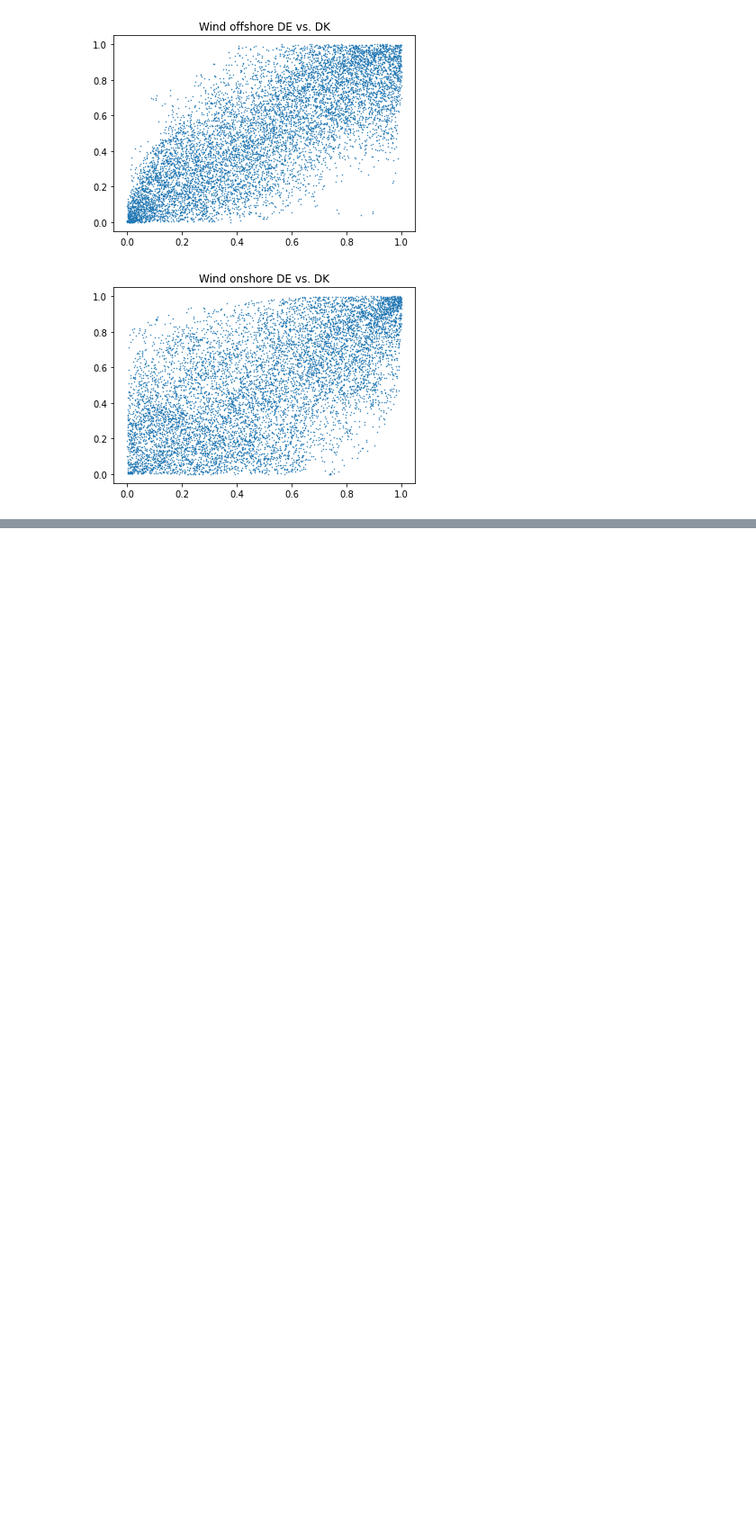
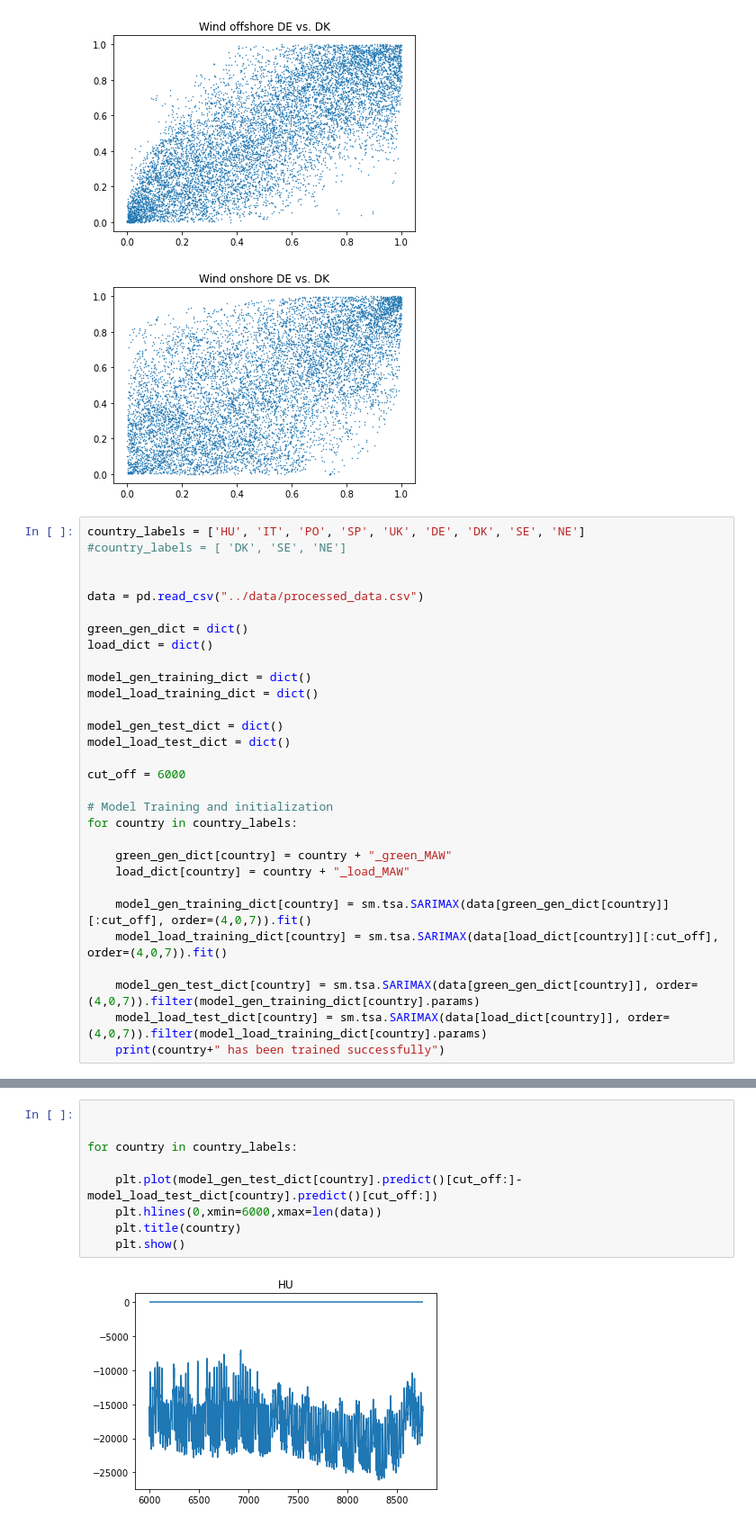
Before and after one commit to hikotei/2023_11_18-SE-Europe-Data_Challenge, a Jupyter notebook: src/2023_11_19_E.ipynb, the cells around one changed output, grey strips where cells are left out. Shown at 90% size. Saved outputs shown, nothing was run; the diff lists cells and outputs as text; blank space fills up the shorter version.

```diff
--- a/src/2023_11_19_E.ipynb
+++ b/src/2023_11_19_E.ipynb
@@ -286,3 +286,33 @@ plt.show()
 # %% [output]
 [figure]
 [figure]
+# %%
+country_labels = ['HU', 'IT', 'PO', 'SP', 'UK', 'DE', 'DK', 'SE', 'NE']
+#country_labels = [ 'DK', 'SE', 'NE']
+
+
+data = pd.read_csv("../data/processed_data.csv")
+
+green_gen_dict = dict()
+load_dict = dict()
+
+model_gen_training_dict = dict()
+model_load_training_dict = dict()
+
+model_gen_test_dict = dict()
+model_load_test_dict = dict()
+
+cut_off = 6000
+
+# Model Training and initialization
+for country in country_labels:
+
+    green_gen_dict[country] = country + "_green_MAW"
+    load_dict[country] = country + "_load_MAW"
+
+    model_gen_training_dict[country] = sm.tsa.SARIMAX(data[green_gen_dict[country]][:cut_off], order=(4,0,7)).fit()
+    model_load_training_dict[country] = sm.tsa.SARIMAX(data[load_dict[country]][:cut_off], order=(4,0,7)).fit()
+
+    model_gen_test_dict[country] = sm.tsa.SARIMAX(data[green_gen_dict[country]], order=(4,0,7)).filter(model_gen_training_dict[country].params)
+    model_load_test_dict[country] = sm.tsa.SARIMAX(data[load_dict[country]], order=(4,0,7)).filter(model_load_training_dict[country].params)
+    print(country+" has been trained successfully")
@@ -288,0 +329,11 @@ plt.show()
+# %%
+
+
+for country in country_labels:
+
+    plt.plot(model_gen_test_dict[country].predict()[cut_off:]-model_load_test_dict[country].predict()[cut_off:])
+    plt.hlines(0,xmin=6000,xmax=len(data))
+    plt.title(country)
+    plt.show()
+# %% [output]
+[figure, added]
```
Also changed, not shown: parts of 8 cells of this notebook.
